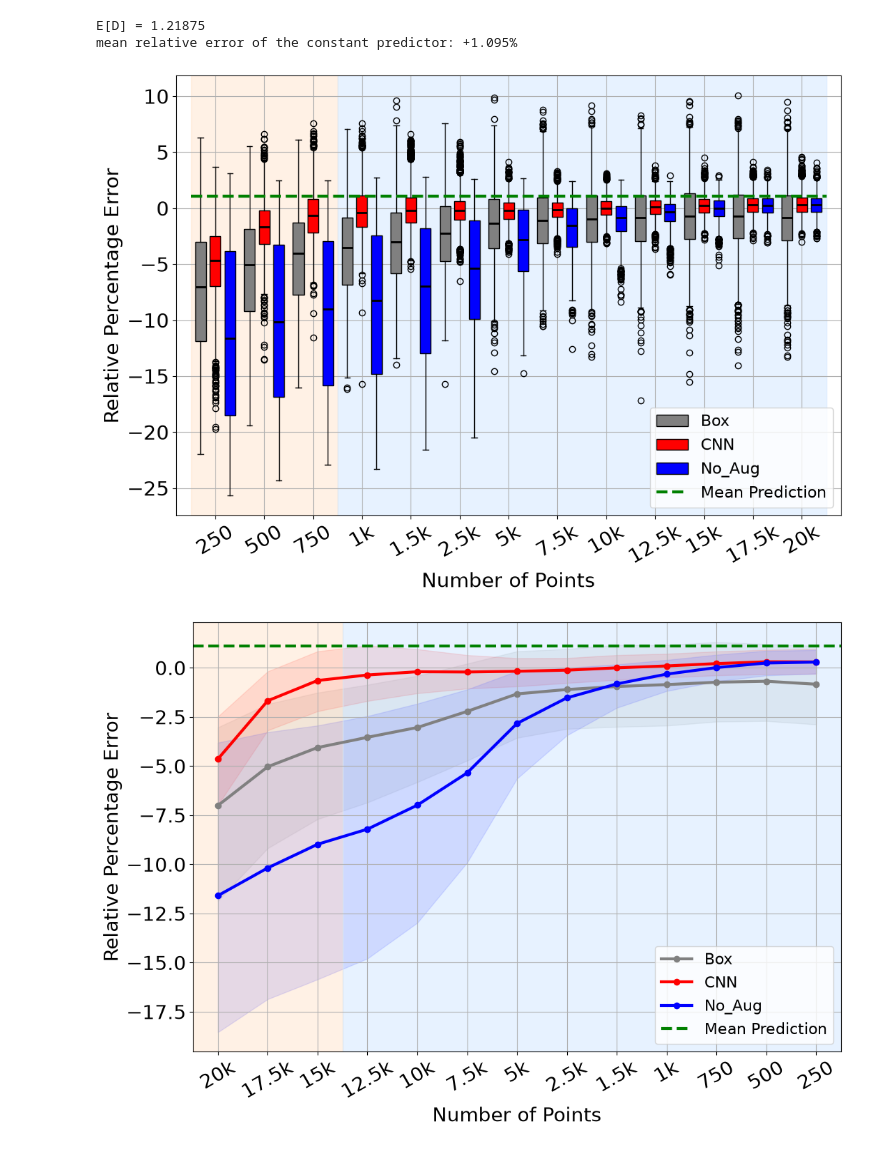
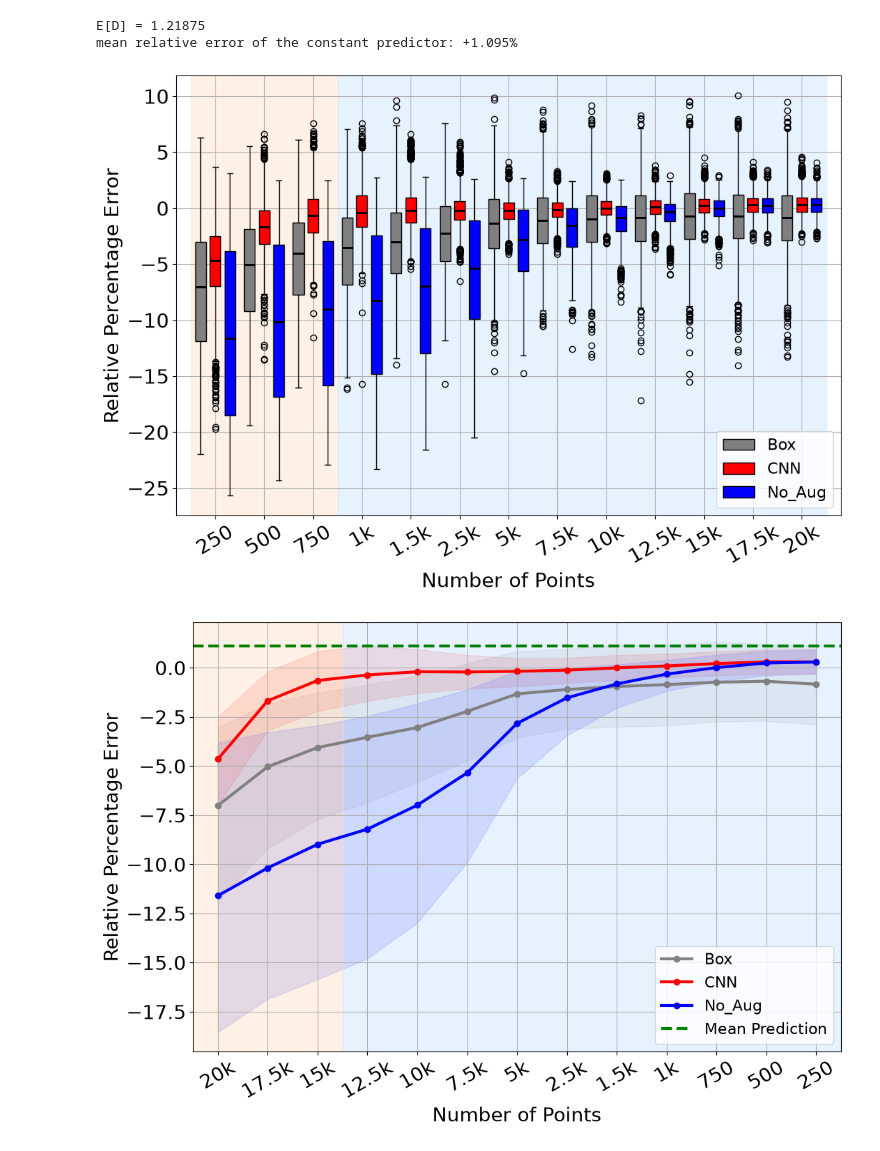
Before and after one commit to fvalle1/Determination-of-the-Fractal-Dimension-of-a-Curve-Using-a-Convolutional-Neural-Network, a Jupyter notebook: Results/Result_Portion.ipynb, the cells around one changed output. Cells and saved outputs as stored; diff of their text form; code cells hidden in the pictures.

```diff
--- a/Results/Result_Portion.ipynb
+++ b/Results/Result_Portion.ipynb
@@ -54,37 +54,37 @@ fig, ax = plt.subplots(figsize=(12, 8))
 x = np.arange(1, 14)
 
 offset = 0.3
 
 bp1 = ax.boxplot(data_Box, positions=x - offset, widths=0.22,
                  patch_artist=True, boxprops=dict(facecolor="grey"), medianprops=dict(color="black", linewidth=2))
 bp2 = ax.boxplot(data_Rete, positions=x, widths=0.22,
                  patch_artist=True, boxprops=dict(facecolor="red"), medianprops=dict(color="black", linewidth=2))
 bp3 = ax.boxplot(data_No, positions=x + offset, widths=0.22,
                 patch_artist=True, boxprops=dict(facecolor="blue"), medianprops=dict(color="black", linewidth=2))
 
 ax.axvspan(0.5, soglia + 0.5, color="#ffe5cc", alpha=0.5)
 ax.axvspan(soglia + 0.5, len(x) + 0.5, color="#d0e7ff", alpha=0.5)
 
 # Reference: analytic mean relative error of the constant predictor D = E[D]
 # (independent of the number of points, so drawn as a horizontal line).
 x_lo, x_hi = x.min() - 0.5, x.max() + 0.5
-line = ax.hlines(y=MEAN_ERR_REF, xmin=x_lo, xmax=x_hi, color="green", lw=3, ls="--")
+# line = ax.hlines(y=MEAN_ERR_REF, xmin=x_lo, xmax=x_hi, color="green", lw=3, ls="--")
 
 ax.set_xticks(x)
 ax.set_xticklabels(porzione, rotation=30)
 ax.tick_params(axis='both', labelsize=20)
 
 
 ax.set_xlabel("Number of Points", fontsize=20)
 ax.set_ylabel("Relative Percentage Error", fontsize=20)
 ax.grid(True)
 
-ax.legend([bp1["boxes"][0], bp2["boxes"][0], bp3["boxes"][0], line],
-          ["Box", "CNN", "No_Aug", "Mean Prediction"], loc="lower right", fontsize=16)
+ax.legend([bp1["boxes"][0], bp2["boxes"][0], bp3["boxes"][0]],
+          ["Box", "CNN", "No_Aug"], loc="lower right", fontsize=16)
 
 plt.show()
 # %% [output]
-[figure, old version]
+[figure, new version]
 # %%
 # Mean relative error vs number of points, with a shaded +/- 1 sigma band
 fig, ax = plt.subplots(figsize=(12, 8))
```
Also changed, not shown: 3 other files.
